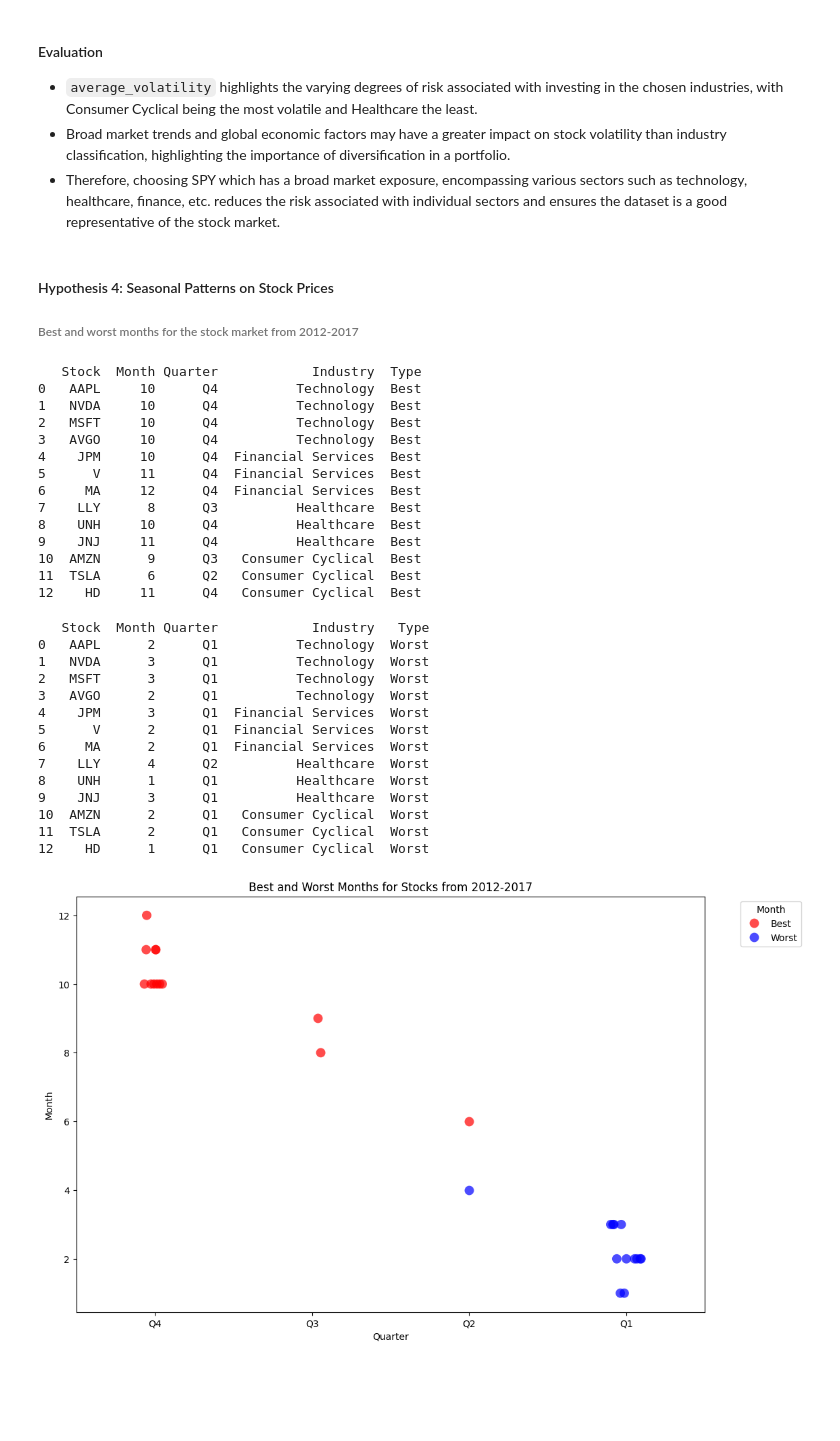
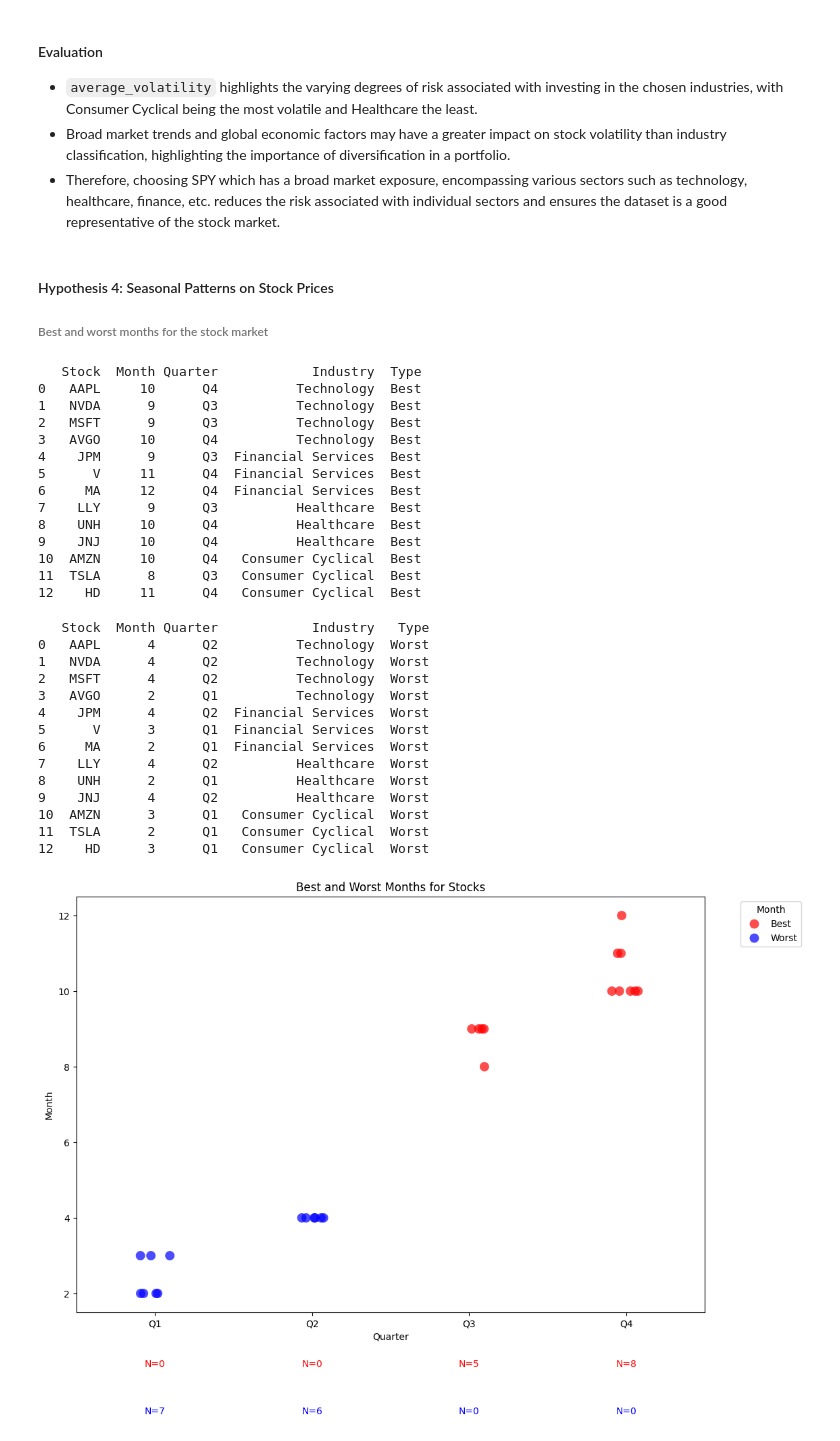
Before and after one commit to AdamChoong0095/NUS-Stock-Data, a Jupyter notebook: EDA.ipynb, the cells around one changed output. Drawn from its saved outputs; the diff is of its cells as text; code cells hidden in the pictures; blank space fills up the shorter version.

```diff
--- a/EDA.ipynb
+++ b/EDA.ipynb
@@ -172,7 +180,7 @@ for file in stock_file:
     if missing_val.sum() > 0:
         print(f"Missing values in {file}")
     stock['Date'] = pd.to_datetime(stock['Date'])
-    stock = stock[stock['Date'] >= '2012-01-01']
+    stock = stock[stock['Date'] >= start_date]
     stock['Change'] = np.abs(stock['High'] - stock['Low']) / stock['Low'] * 100
     correlation = stock['Volume'].corr(stock['Change'])
     corr.append(correlation)
@@ -224,11 +232,13 @@ for file in stock_file:
     if missing_val.sum() > 0:
         print(f"Missing values in {file}")
     stock['Date'] = pd.to_datetime(stock['Date'])
-    stock = stock[stock['Date'] >= '2012-01-01']
+    stock = stock[stock['Date'] >= start_date]
     stock["Daily Return"]=stock["Close"].pct_change()*100
-    stock['30 Day Volatility'] = stock['Daily Return'].rolling(window=30).std()
+    # average of 21 trading days monthly
+    stock['Monthly Volatility'] = stock['Daily Return'].rolling(window=21).std()
     stock = stock.dropna()
-    stock['Annualised Volatility'] = stock['30 Day Volatility'] * np.sqrt(252)
+    # 252 trading days in a year
+    stock['Annualised Volatility'] = stock['Monthly Volatility'] * np.sqrt(252)
     volatility.append(stock['Annualised Volatility'].mean())
 
 # get name of stocks from file name and capitalize
@@ -271,14 +281,14 @@ Healthcare                   17.175465
 - Therefore, choosing SPY which has a broad market exposure, encompassing various sectors such as technology, healthcare, finance, etc. reduces the risk associated with individual sectors and ensures the dataset is a good representative of the stock market.
 # %% [markdown]
 #### Hypothesis 4: Seasonal Patterns on Stock Prices
-###### Best and worst months for the stock market from 2012-2017
+###### Best and worst months for the stock market
 # %%
 # get the month for the highest avg price for all stocks in the stock list
 max_month = []
 for file in stock_file:
     stock = pd.read_csv("/content/drive/MyDrive/cs3244_data/Stocks/"+file)
-    stock = stock[stock['Date'] >= '2012-01-01']
     stock['Date'] = pd.to_datetime(stock['Date'])
+    stock = stock[stock['Date'] >= start_date]
     stock['Month'] = stock['Date'].dt.month
     stock['Year'] = stock['Date'].dt.year
     average_price = stock.groupby(['Year', 'Month'])['High'].mean().reset_index()
@@ -321,25 +331,25 @@ print(max_month_df)
 # %% [output]
    Stock  Month Quarter            Industry  Type
 0   AAPL     10      Q4          Technology  Best
-1   NVDA     10      Q4          Technology  Best
-2   MSFT     10      Q4          Technology  Best
+1   NVDA      9      Q3          Technology  Best
+2   MSFT      9      Q3          Technology  Best
 3   AVGO     10      Q4          Technology  Best
-4    JPM     10      Q4  Financial Services  Best
+4    JPM      9      Q3  Financial Services  Best
 5      V     11      Q4  Financial Services  Best
 6     MA     12      Q4  Financial Services  Best
-7    LLY      8      Q3          Healthcare  Best
+7    LLY      9      Q3          Healthcare  Best
 8    UNH     10      Q4          Healthcare  Best
-9    JNJ     11      Q4          Healthcare  Best
-10  AMZN      9      Q3   Consumer Cyclical  Best
-11  TSLA      6      Q2   Consumer Cyclical  Best
+9    JNJ     10      Q4          Healthcare  Best
+10  AMZN     10      Q4   Consumer Cyclical  Best
+11  TSLA      8      Q3   Consumer Cyclical  Best
 12    HD     11      Q4   Consumer Cyclical  Best
 # %%
 # get the month for the lowest avg price for all stocks in the stock list
 min_month = []
 for file in stock_file:
     stock = pd.read_csv("/content/drive/MyDrive/cs3244_data/Stocks/"+file)
-    stock = stock[stock['Date'] >= '2012-01-01']
     stock['Date'] = pd.to_datetime(stock['Date'])
+    stock = stock[stock['Date'] >= start_date]
     stock['Month'] = stock['Date'].dt.month
     stock['Year'] = stock['Date'].dt.year
     average_price = stock.groupby(['Year', 'Month'])['Low'].mean().reset_index()
@@ -381,38 +391,52 @@ min_month_df["Type"] = "Worst"
 print(min_month_df)
 # %% [output]
    Stock  Month Quarter            Industry   Type
-0   AAPL      2      Q1          Technology  Worst
-1   NVDA      3      Q1          Technology  Worst
-2   MSFT      3      Q1          Technology  Worst
+0   AAPL      4      Q2          Technology  Worst
+1   NVDA      4      Q2          Technology  Worst
+2   MSFT      4      Q2          Technology  Worst
 3   AVGO      2      Q1          Technology  Worst
-4    JPM      3      Q1  Financial Services  Worst
-5      V      2      Q1  Financial Services  Worst
+4    JPM      4      Q2  Financial Services  Worst
+5      V      3      Q1  Financial Services  Worst
 6     MA      2      Q1  Financial Services  Worst
 7    LLY      4      Q2          Healthcare  Worst
-8    UNH      1      Q1          Healthcare  Worst
-9    JNJ      3      Q1          Healthcare  Worst
-10  AMZN      2      Q1   Consumer Cyclical  Worst
+8    UNH      2      Q1          Healthcare  Worst
+9    JNJ      4      Q2          Healthcare  Worst
+10  AMZN      3      Q1   Consumer Cyclical  Worst
 11  TSLA      2      Q1   Consumer Cyclical  Worst
-12    HD      1      Q1   Consumer Cyclical  Worst
+12    HD      3      Q1   Consumer Cyclical  Worst
 # %%
 # combine the dataframes
 month_df = pd.merge(max_month_df, min_month_df, on='Stock', how='left')
+
+#convert the quarter columns to categorical with a specific order
+quarter_order = ['Q1', 'Q2', 'Q3', 'Q4']
+month_df['Quarter_x'] = pd.Categorical(month_df['Quarter_x'], categories=quarter_order, ordered=True)
+month_df['Quarter_y'] = pd.Categorical(month_df['Quarter_y'], categories=quarter_order, ordered=True)
+
+#count points for each quarter
+count_best = month_df['Quarter_x'].value_counts().reindex(quarter_order)
+count_worst = month_df['Quarter_y'].value_counts().reindex(quarter_order)
 
 # plot a visualisation coloured by best & worst months
 plt.figure(figsize=(12, 8))
 
 sns.stripplot(data=month_df, x="Quarter_x", y="Month_x",
                hue="Type_x", dodge=True, s=10, palette={'Best': 'red'}, alpha=0.7)
 sns.stripplot(data=month_df, x="Quarter_y", y="Month_y",
                hue="Type_y", dodge=True, s=10,  palette={'Worst': 'blue'}, alpha=0.7)
 
+#add counts to the plot
+for quarter in quarter_order:
+    plt.text(x=quarter, y=0, s=f'N={count_best[quarter]}', ha='center', va='bottom', color='red', fontsize=10)
+    plt.text(x=quarter, y=-1, s=f'N={count_worst[quarter]}', ha='center', va='top', color='blue', fontsize=10)
+
 # add labels and title
 plt.xlabel('Quarter')
 plt.ylabel('Month')
-plt.title('Best and Worst Months for Stocks from 2012-2017')
+plt.title('Best and Worst Months for Stocks')
 plt.legend(title='Month', bbox_to_anchor=(1.05, 1), loc='upper left')
 plt.show()
 # %% [output]
-[figure, old version]
+[figure, new version]
 # %% [markdown]
 #### Evaluation
```
Also changed, not shown: parts of 26 cells of this notebook.
